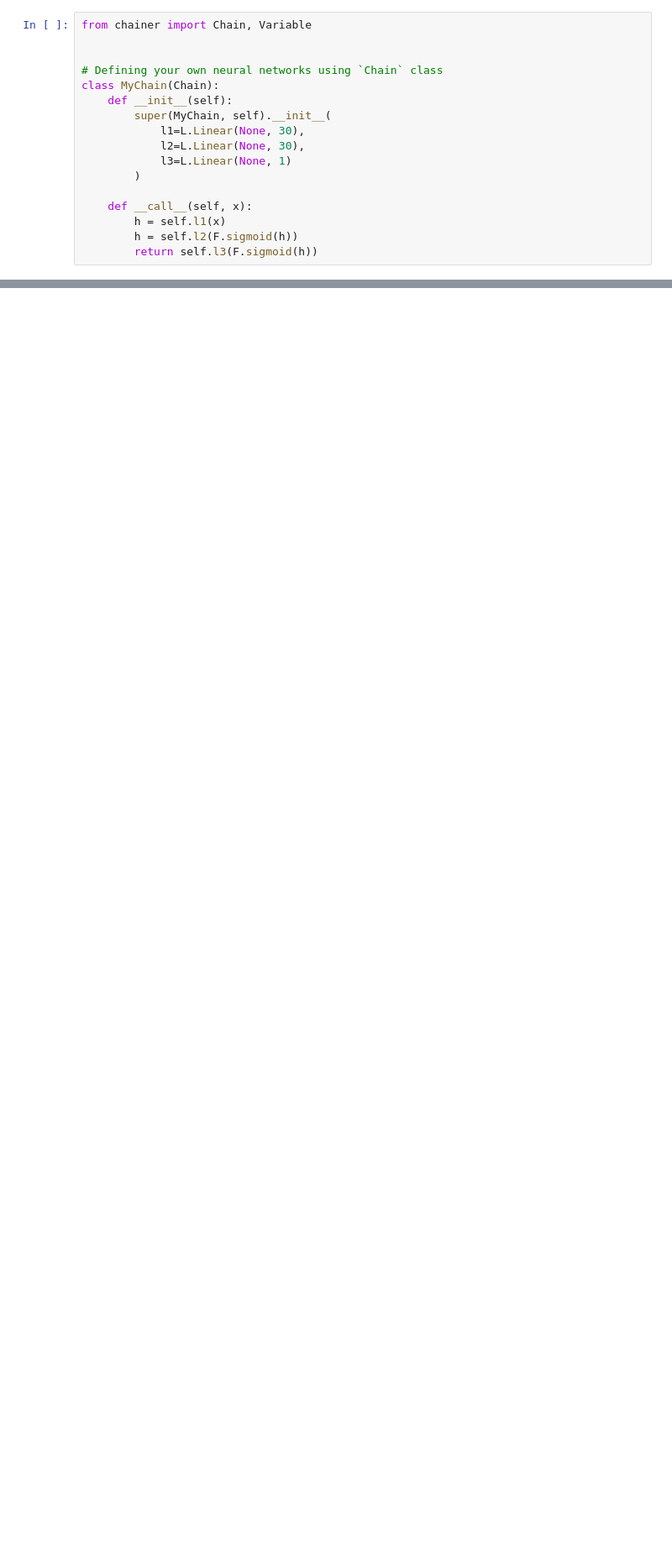
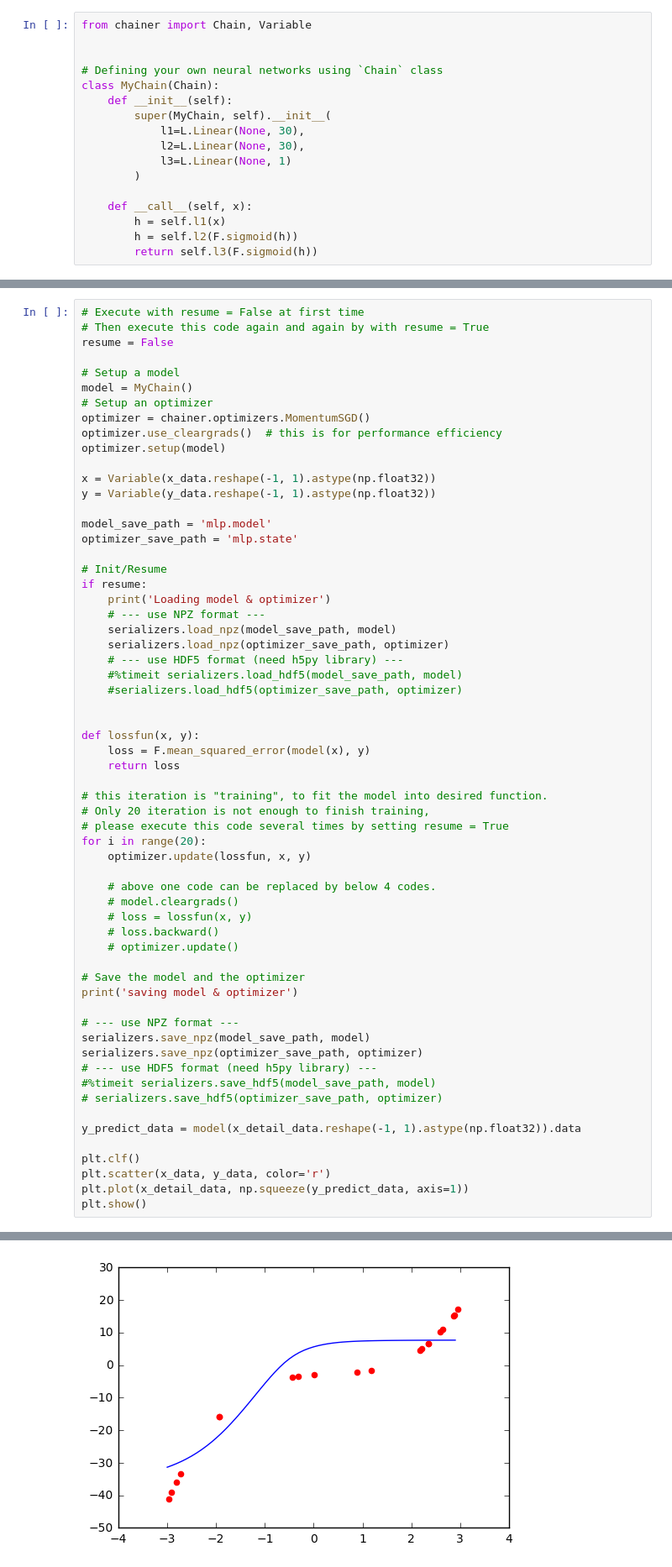
Before and after one commit to corochann/deep-learning-tutorial-with-chainer, a Jupyter notebook: jupyter/chainer_module2.ipynb, the cells around one changed output, grey strips where cells are left out. Shown: that part at 84% size. Saved outputs shown, nothing was run; the diff lists cells and outputs as text; blank space fills up the shorter version.

```diff
--- a/jupyter/chainer_module2.ipynb
+++ b/jupyter/chainer_module2.ipynb
@@ -186,0 +221,62 @@ to provide convinient reusability of your neural network code.
+# %%
+# Execute with resume = False at first time
+# Then execute this code again and again by with resume = True
+resume = False
+
+# Setup a model
+model = MyChain()
+# Setup an optimizer
+optimizer = chainer.optimizers.MomentumSGD()
+optimizer.use_cleargrads()  # this is for performance efficiency
+optimizer.setup(model)
+
+x = Variable(x_data.reshape(-1, 1).astype(np.float32))
+y = Variable(y_data.reshape(-1, 1).astype(np.float32))
+
+model_save_path = 'mlp.model'
+optimizer_save_path = 'mlp.state'
+
+# Init/Resume
+if resume:
+    print('Loading model & optimizer')
+    # --- use NPZ format ---
+    serializers.load_npz(model_save_path, model)
+    serializers.load_npz(optimizer_save_path, optimizer)
+    # --- use HDF5 format (need h5py library) ---
+    #%timeit serializers.load_hdf5(model_save_path, model)
+    #serializers.load_hdf5(optimizer_save_path, optimizer)
+
+
+def lossfun(x, y):
+    loss = F.mean_squared_error(model(x), y)
+    return loss
+
+# this iteration is "training", to fit the model into desired function.
+# Only 20 iteration is not enough to finish training,
+# please execute this code several times by setting resume = True
+for i in range(20):
+    optimizer.update(lossfun, x, y)
+
+    # above one code can be replaced by below 4 codes.
+    # model.cleargrads()
+    # loss = lossfun(x, y)
+    # loss.backward()
+    # optimizer.update()
+
+# Save the model and the optimizer
+print('saving model & optimizer')
+
+# --- use NPZ format ---
+serializers.save_npz(model_save_path, model)
+serializers.save_npz(optimizer_save_path, optimizer)
+# --- use HDF5 format (need h5py library) ---
+#%timeit serializers.save_hdf5(model_save_path, model)
+# serializers.save_hdf5(optimizer_save_path, optimizer)
+
+y_predict_data = model(x_detail_data.reshape(-1, 1).astype(np.float32)).data
+
+plt.clf()
+plt.scatter(x_data, y_data, color='r')
+plt.plot(x_detail_data, np.squeeze(y_predict_data, axis=1))
+plt.show()
+# %% [output]
@@ -186,0 +284 @@ to provide convinient reusability of your neural network code.
+[figure, added]
```
Also changed, not shown: parts of 13 cells of this notebook, 1 other file.
